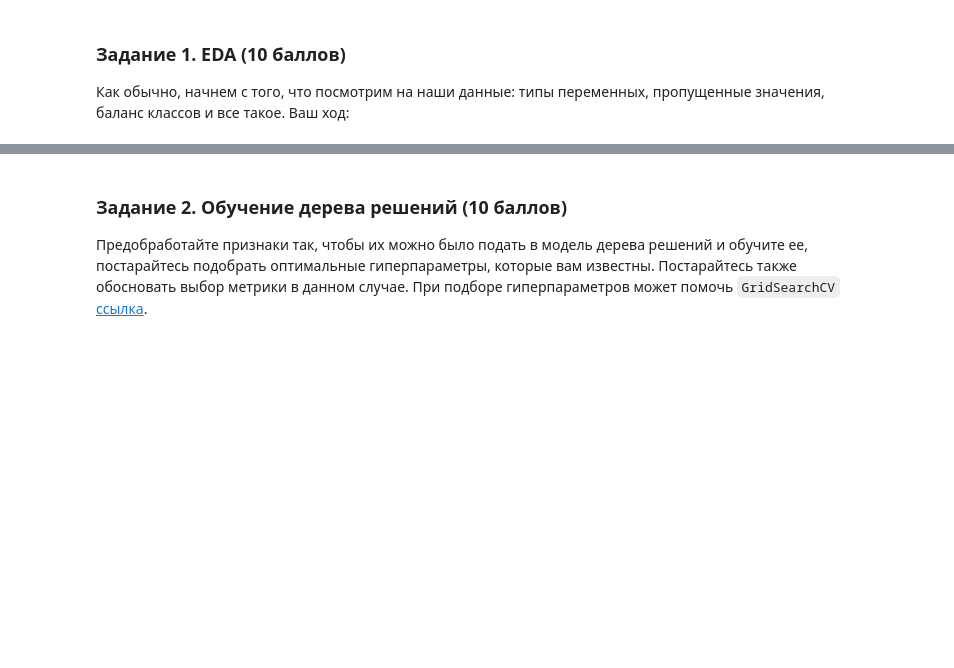
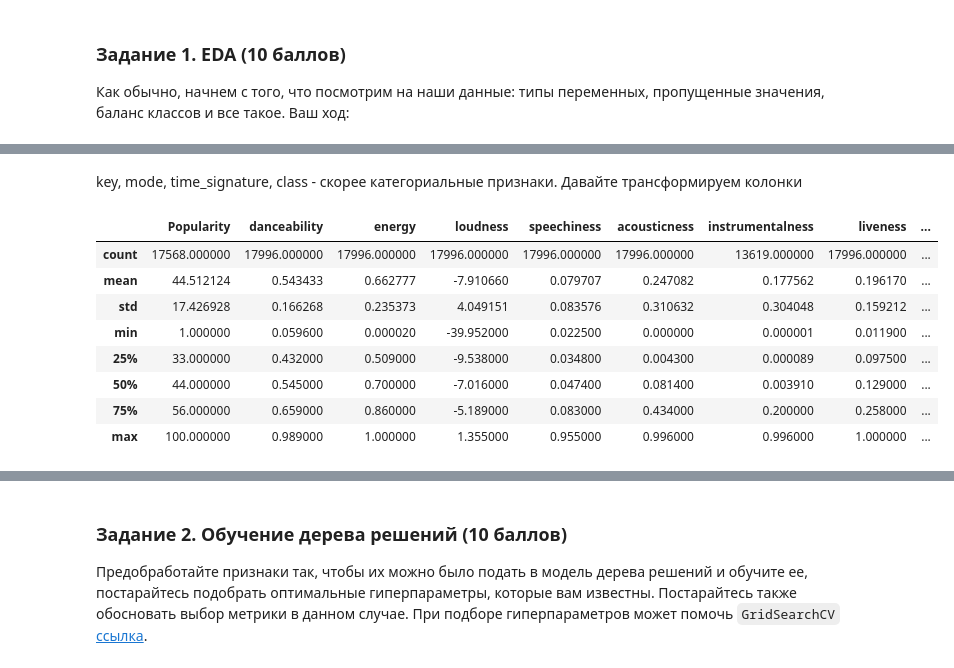
Before and after one commit to danon6868/BI-ml-2024, a Jupyter notebook: lecture_4_dt/homework/dt_lecture_practice.ipynb, the cells around one changed output, grey strips where cells are left out. Saved outputs shown, nothing was run; the diff lists cells and outputs as text; code cells hidden in the pictures; blank space fills up the shorter version.

```diff
--- a/lecture_4_dt/homework/dt_lecture_practice.ipynb
+++ b/lecture_4_dt/homework/dt_lecture_practice.ipynb
@@ -14,0 +71,2 @@ data.head()
+# %% [markdown]
+key, mode, time_signature, class - скорее категориальные признаки. Давайте трансформируем колонки
@@ -14,0 +75,12 @@ data.head()
+# %%
+data.describe()
+# %% [output]
+|  | Popularity | danceability | energy | loudness | speechiness | acousticness | instrumentalness | liveness | ... |
+| count | 17568.000000 | 17996.000000 | 17996.000000 | 17996.000000 | 17996.000000 | 17996.000000 | 13619.000000 | 17996.000000 | ... |
+| mean | 44.512124 | 0.543433 | 0.662777 | -7.910660 | 0.079707 | 0.247082 | 0.177562 | 0.196170 | ... |
+| std | 17.426928 | 0.166268 | 0.235373 | 4.049151 | 0.083576 | 0.310632 | 0.304048 | 0.159212 | ... |
+| min | 1.000000 | 0.059600 | 0.000020 | -39.952000 | 0.022500 | 0.000000 | 0.000001 | 0.011900 | ... |
+| 25% | 33.000000 | 0.432000 | 0.509000 | -9.538000 | 0.034800 | 0.004300 | 0.000089 | 0.097500 | ... |
+| 50% | 44.000000 | 0.545000 | 0.700000 | -7.016000 | 0.047400 | 0.081400 | 0.003910 | 0.129000 | ... |
+| 75% | 56.000000 | 0.659000 | 0.860000 | -5.189000 | 0.083000 | 0.434000 | 0.200000 | 0.258000 | ... |
+| max | 100.000000 | 0.989000 | 1.000000 | 1.355000 | 0.955000 | 0.996000 | 0.996000 | 1.000000 | ... |
```
Also changed, not shown: parts of 24 cells of this notebook.
